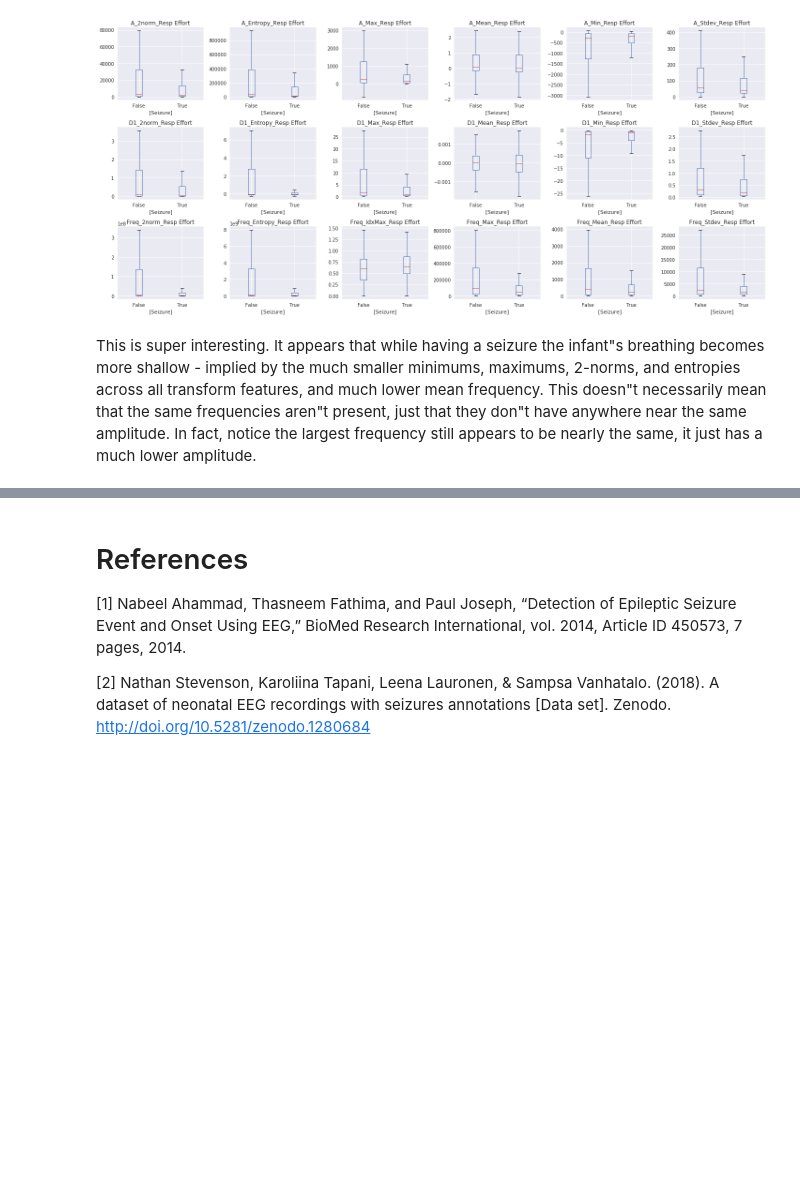
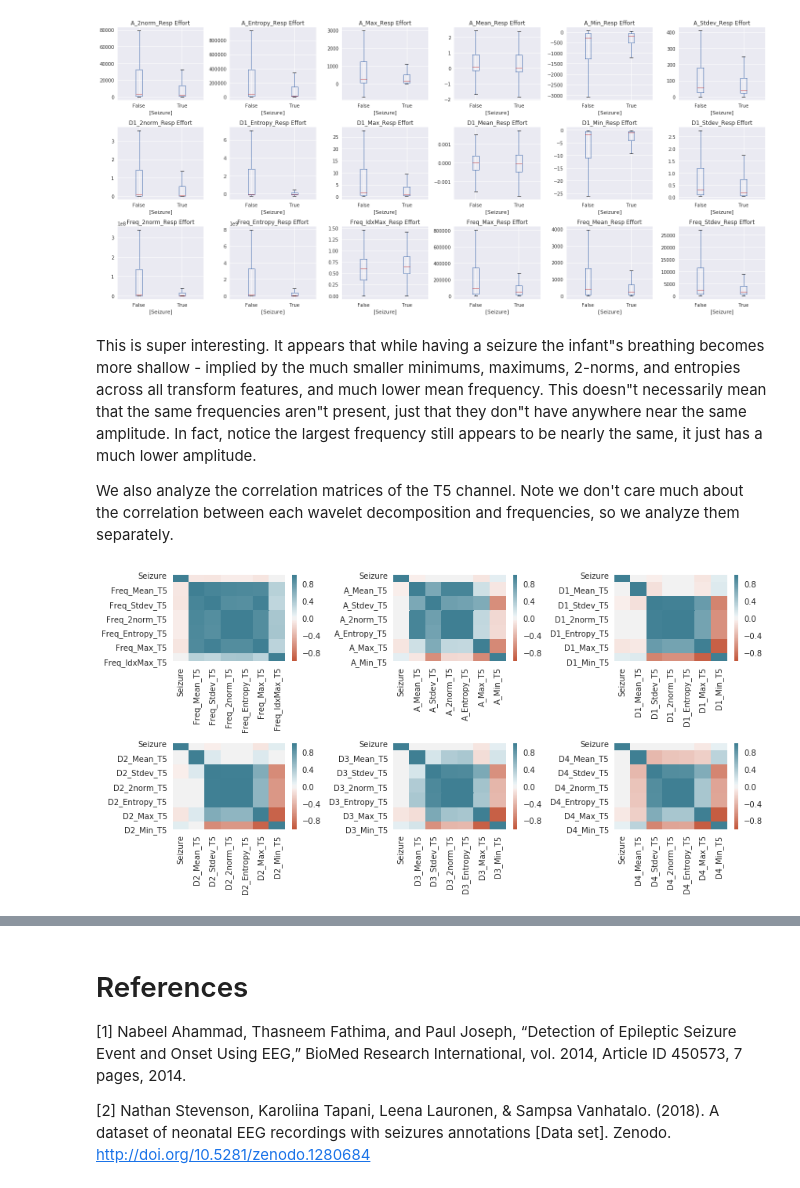
Before and after one commit to contagon/nicu-eeg-dataproject, a Jupyter notebook: main.ipynb, the cells around one changed output, grey strips where cells are left out. Drawn from its saved outputs; the diff is of its cells as text; code cells hidden in the pictures; blank space fills up the shorter version.

Commit message:
Added correlation matrices

```diff
--- a/main.ipynb
+++ b/main.ipynb
@@ -392,3 +392,16 @@ plt.show()
 [figure]
 # %% [markdown]
 This is super interesting. It appears that while having a seizure the infant"s breathing becomes more shallow - implied by the much smaller minimums, maximums, 2-norms, and entropies across all transform features, and much lower mean frequency. This doesn"t necessarily mean that the same frequencies aren"t present, just that they don"t have anywhere near the same amplitude. In fact, notice the largest frequency still appears to be nearly the same, it just has a much lower amplitude.
+
+We also analyze the correlation matrices of the T5 channel. Note we don't care much about the correlation between each wavelet decomposition and frequencies, so we analyze them separately.
+# %%
+fig,ax = plt.subplots(2, 3, figsize=(12,6))
+ax = ax.reshape(-1)
+for i, name in enumerate(["Freq", "A", "D1", "D2", "D3", "D4"]):
+    T5 = [col for col in df if (col.endswith("T5") and col.startswith((name))) or col == "Seizure"]
+    corr = df[T5].corr()
+    seaborn.heatmap(corr, vmin=-1, vmax=1, cmap=seaborn.diverging_palette(20, 220, n=200), ax=ax[i])
+plt.tight_layout()
+plt.show()
+# %% [output]
+[figure, added]
```
Also changed, not shown: parts of 6 cells of this notebook, 1 other file.
